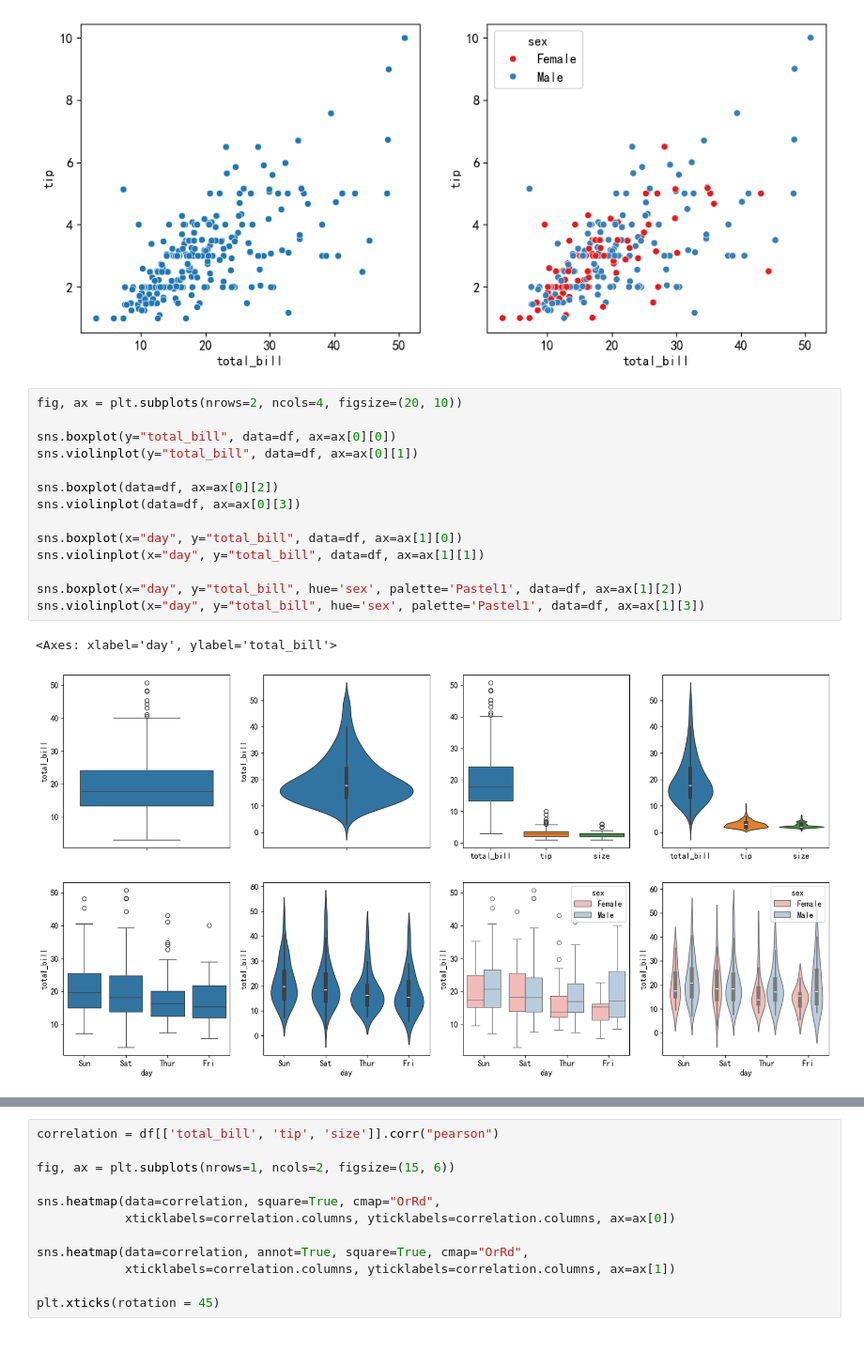
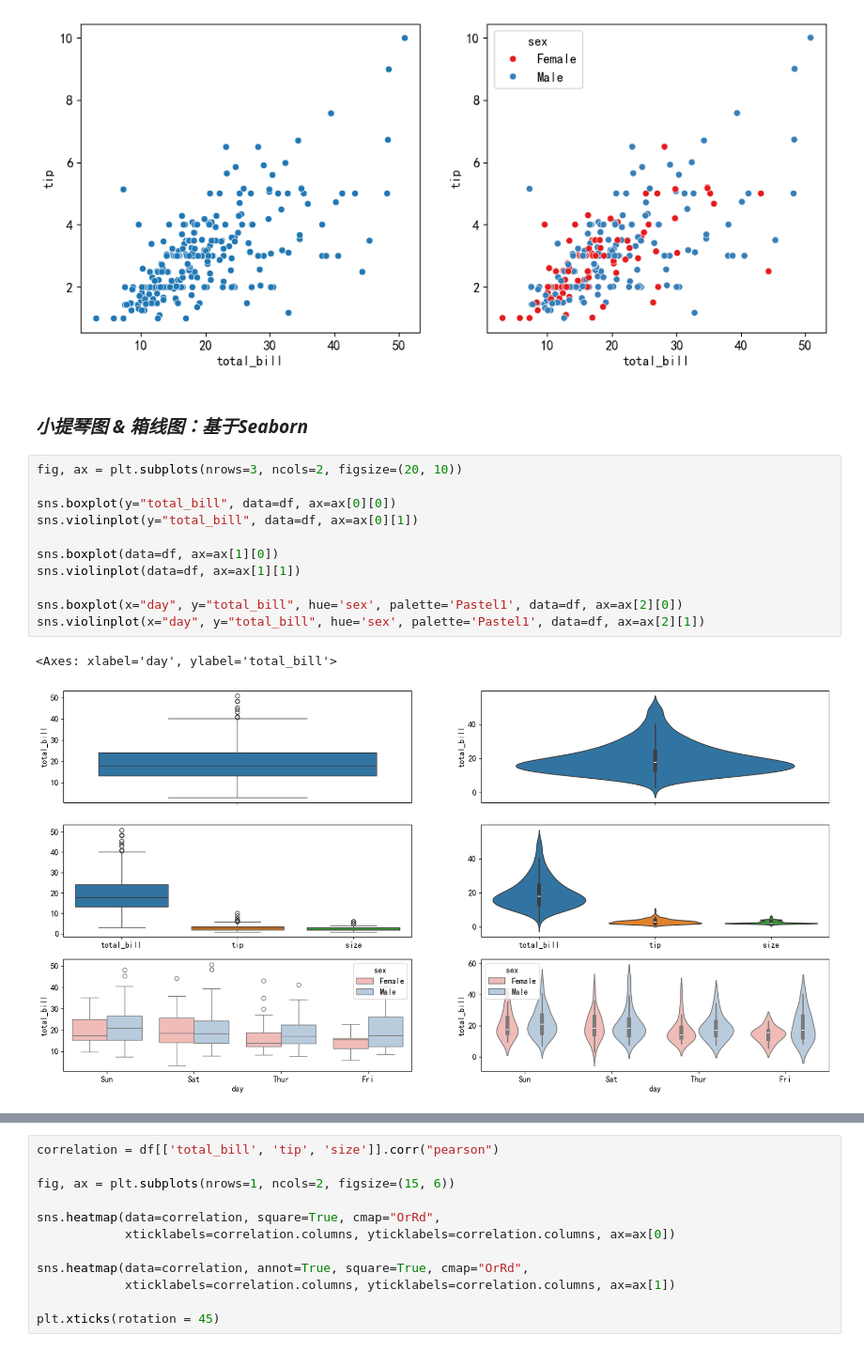
Before and after one commit to XingA02/Model_with_Python, a Jupyter notebook: 描述_2_数据可视化.ipynb, the cells around one changed output, grey strips where cells are left out. Shown at 94% size. Saved outputs shown, nothing was run; the diff lists cells and outputs as text.

```diff
--- a/描述_2_数据可视化.ipynb
+++ b/描述_2_数据可视化.ipynb
@@ -171,20 +177,19 @@ sns.scatterplot(data=df, x="total_bill", y="tip", hue="sex", palette='Set1', ax=
 # %% [output]
 <Axes: xlabel='total_bill', ylabel='tip'>
 [figure]
+# %% [markdown]
+### ***小提琴图 & 箱线图：基于Seaborn***
 # %%
-fig, ax = plt.subplots(nrows=2, ncols=4, figsize=(20, 10))
+fig, ax = plt.subplots(nrows=3, ncols=2, figsize=(20, 10))
 
 sns.boxplot(y="total_bill", data=df, ax=ax[0][0])
 sns.violinplot(y="total_bill", data=df, ax=ax[0][1])
 
-sns.boxplot(data=df, ax=ax[0][2])
-sns.violinplot(data=df, ax=ax[0][3])
+sns.boxplot(data=df, ax=ax[1][0])
+sns.violinplot(data=df, ax=ax[1][1])
 
-sns.boxplot(x="day", y="total_bill", data=df, ax=ax[1][0])
-sns.violinplot(x="day", y="total_bill", data=df, ax=ax[1][1])
-
-sns.boxplot(x="day", y="total_bill", hue='sex', palette='Pastel1', data=df, ax=ax[1][2])
-sns.violinplot(x="day", y="total_bill", hue='sex', palette='Pastel1', data=df, ax=ax[1][3])
+sns.boxplot(x="day", y="total_bill", hue='sex', palette='Pastel1', data=df, ax=ax[2][0])
+sns.violinplot(x="day", y="total_bill", hue='sex', palette='Pastel1', data=df, ax=ax[2][1])
 # %% [output]
 <Axes: xlabel='day', ylabel='total_bill'>
-[figure, old version]
+[figure, new version]
```
Also changed, not shown: parts of 7 cells of this notebook, 6 other files.
